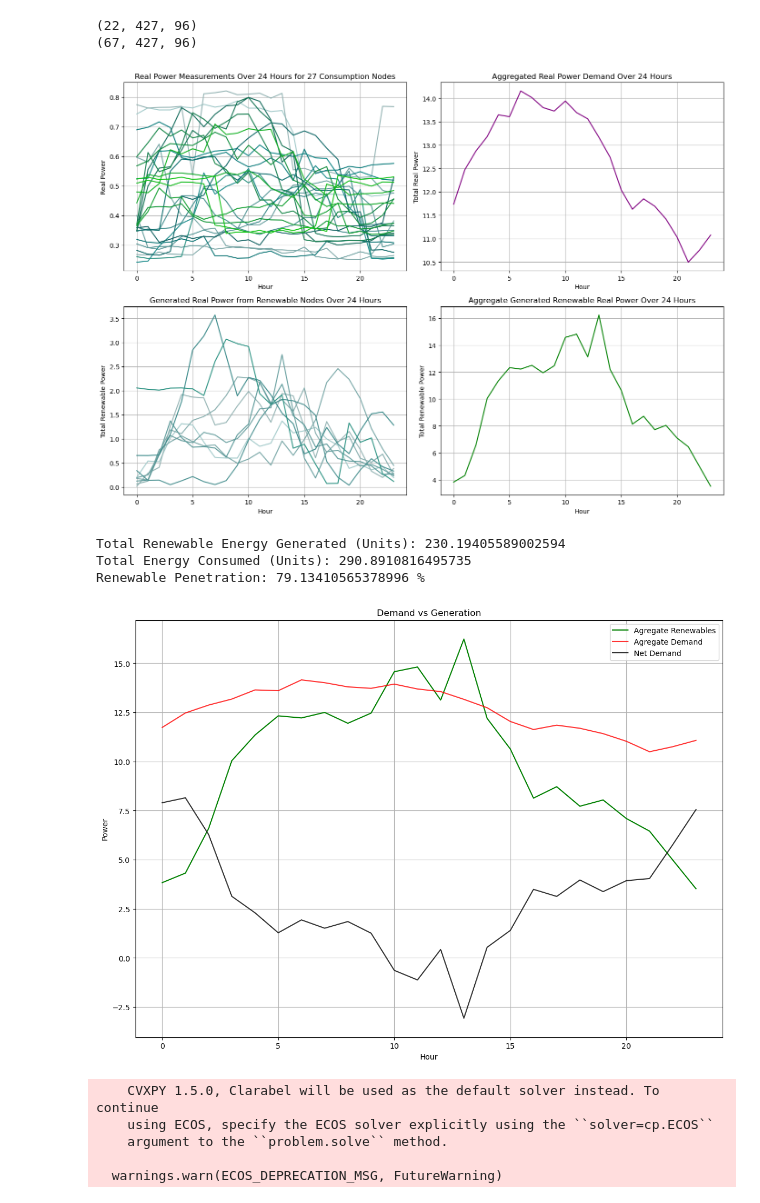
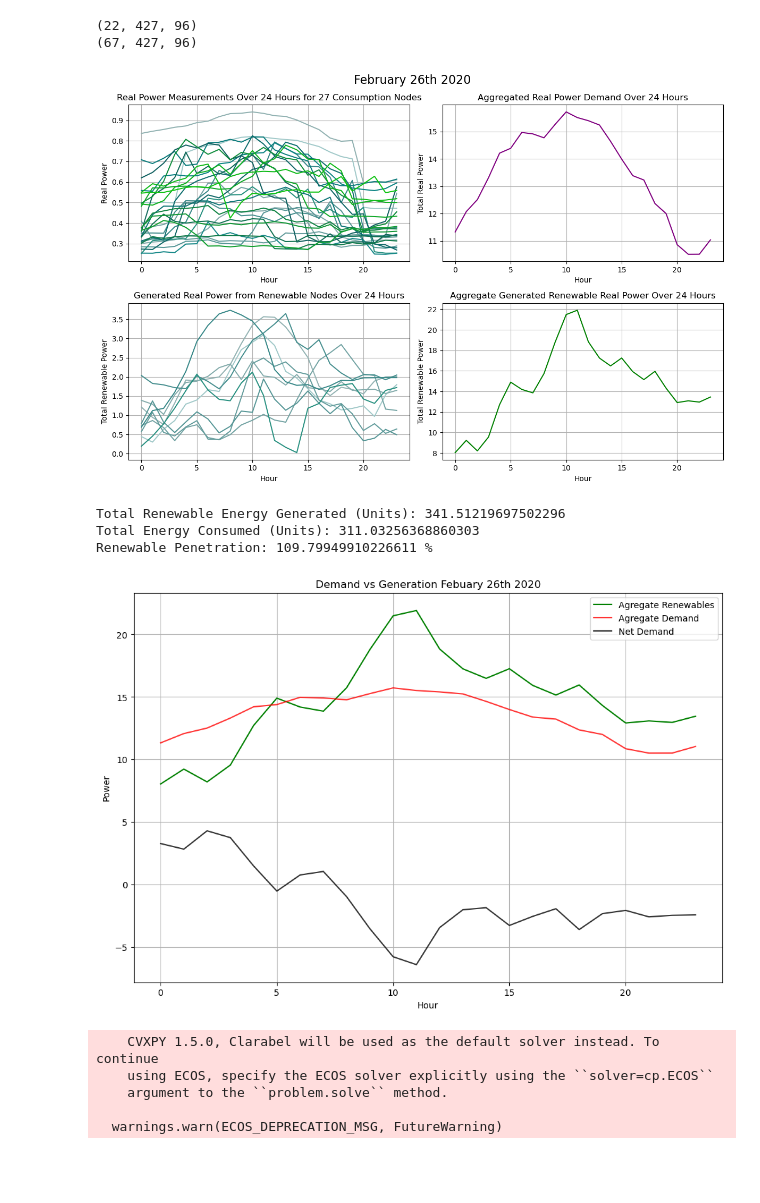
Before and after one commit to carlacupcake/CE295-OPF, a Jupyter notebook: Multiperiod.ipynb, the cells around one changed output. Saved outputs shown, nothing was run; the diff lists cells and outputs as text; code cells hidden in the pictures; blank space fills up the shorter version.

```diff
--- a/Multiperiod.ipynb
+++ b/Multiperiod.ipynb
@@ -237,15 +237,18 @@ print(solar.shape)
 (67, 427, 96)
 # %%
 Load_data = np.zeros((39, 2, 24))
-day_index = -8 # Feb 29, 2020 is last day (-1), so use -4 for Feb. 26 and -8 for Feb 22
+
+day_index = -4 # Feb 29, 2020 is last day (-1), so use -4 for Feb. 26 and -8 for Feb 22
 Load_data[:27,:] = np.stack((real_load[:,day_index,0::4], react_load[:,day_index,0::4]), axis=1)
-#renew_lim = (wind[:9,0,0::4]+solar[:9,0,0::4])*5
+
+
 #Factor of 2.123 produces ~100% renewable penetration (Energy of renewables= energy of demand)
-#Is there a better place to include scaling?
+#Limits for Feb 26
 renew_lim = (wind[:9,day_index,0::4]+solar[:9,day_index,0::4])*2.123
-#How should we calculate the avgs & stds, individually for each node or in agregate?
+
+
 avgs = np.mean(wind[:8,:,0::4]+solar[:8,:,0::4], axis=1)*2.123
-stds = np.std(wind[:8,:,0::4]+solar[:8,:,0::4], axis=1)
+stds = np.std(wind[:8,:,0::4]+solar[:8,:,0::4], axis=1)*2.123
 
 genDat = gens(diesel, batteries, renew, avgs, stds, Load_data, renew_lim)
 # %%
@@ -254,7 +257,10 @@ import numpy as np
 
 # Assuming Load_data and renew_lim are already loaded with your data
 # Setup figure size and color palette
-plt.figure(figsize=(14, 10))
+plt.figure(figsize=(12, 8))
+
+plt.suptitle("February 26th 2020", fontsize=16)
+
 
 colors = ['#a1c9c9', '#92b2b2', '#83abab', '#74a4a4', '#659d9d', '#569696', '#478f8f',
           '#388888', '#299181', '#1a8a8a', '#0b8383', '#0c7c7c', '#0d7575', '#0e6e6e',
@@ -277,41 +283,41 @@ plt.subplot(2, 2, 2)
 aggregated_real_power = Load_data[:, 0, :].sum(axis=0)
 plt.plot(aggregated_real_power, linestyle='-', color='purple')
 plt.title('Aggregated Real Power Demand Over 24 Hours')
 plt.xlabel('Hour')
 plt.ylabel('Total Real Power')
 plt.grid(True)
 
 # Subplot 3: Renewable real power for selected nodes
 plt.subplot(2, 2, 3)
 for i in range(9):  # Adjust this range as necessary for your dataset
     plt.plot(renew_lim[i, :], label=f'Node {i+30}', color=colors[i % len(colors)])
 plt.title('Generated Real Power from Renewable Nodes Over 24 Hours')
 plt.xlabel('Hour')
 plt.ylabel('Total Renewable Power')
 plt.grid(True)
 # Optional: enabling this line will show many labels, which may clutter the plot
 # plt.legend(bbox_to_anchor=(1.05, 1), loc='upper left', fontsize='small')
 
 # Subplot 4: Aggregated renewable generation
 plt.subplot(2, 2, 4)
 aggregated_ren_power = renew_lim.sum(axis=0)
 plt.plot(aggregated_ren_power, linestyle='-', color='green')
 plt.title('Aggregate Generated Renewable Real Power Over 24 Hours')
 plt.xlabel('Hour')
 plt.ylabel('Total Renewable Power')
 plt.grid(True)
 
 plt.tight_layout()  # Adjust layout to prevent overlap
 plt.show()
 # %% [output]
-[figure, old version]
+[figure, new version]
 # %%
 #Plots for scaling
-plt.figure(figsize=(14,10))
+plt.figure(figsize=(12,8))
 plt.plot(aggregated_ren_power, linestyle='-', color='green', label='Agregate Renewables')
 plt.plot(aggregated_real_power, linestyle='-', color='red', alpha=.8, label='Agregate Demand')
 plt.plot(aggregated_real_power-aggregated_ren_power, linestyle='-', color='black', alpha=.8, label='Net Demand')
-plt.title('Demand vs Generation')
+plt.title('Demand vs Generation Febuary 26th 2020')
 plt.xlabel('Hour')
 plt.ylabel('Power')
 plt.legend()
@@ -325,10 +331,10 @@ print(f"Total Renewable Energy Generated (Units): {total_renewable_energy}")
 print(f"Total Energy Consumed (Units): {total_real_energy}")
 print(f"Renewable Penetration: {renewable_penetration} %")
 # %% [output]
-Total Renewable Energy Generated (Units): 230.19405589002594
-Total Energy Consumed (Units): 290.8910816495735
-Renewable Penetration: 79.13410565378996 %
+Total Renewable Energy Generated (Units): 341.51219697502296
+Total Energy Consumed (Units): 311.03256368860303
+Renewable Penetration: 109.79949910226611 %
-[figure, old version]
+[figure, new version]
 # %%
 #NON-ROBUST
 #SoC Initial=50%
```
Also changed, not shown: parts of 9 cells of this notebook, 8 other files.
